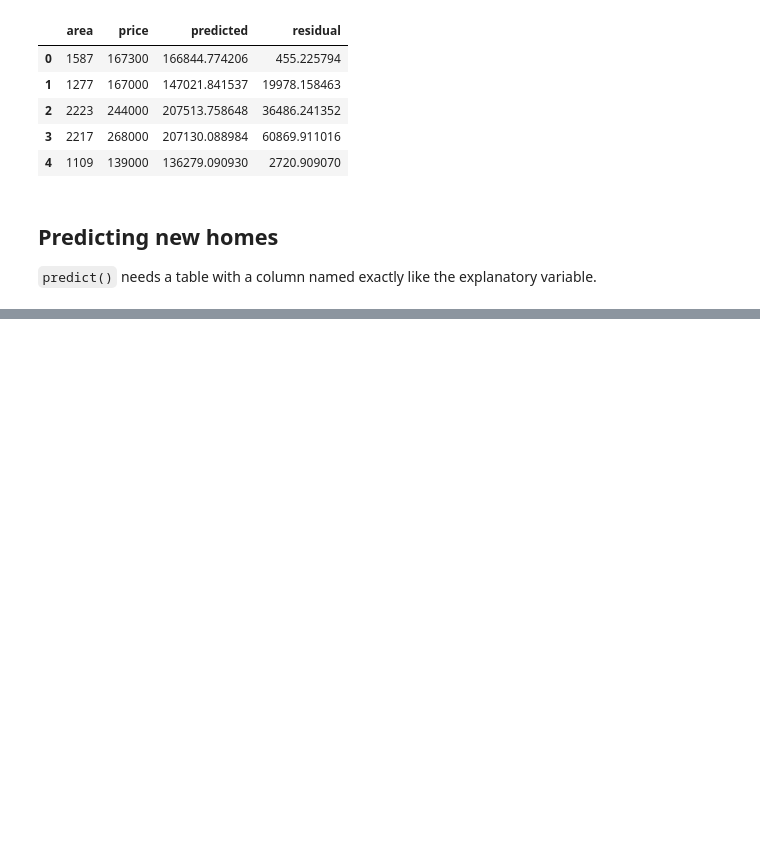
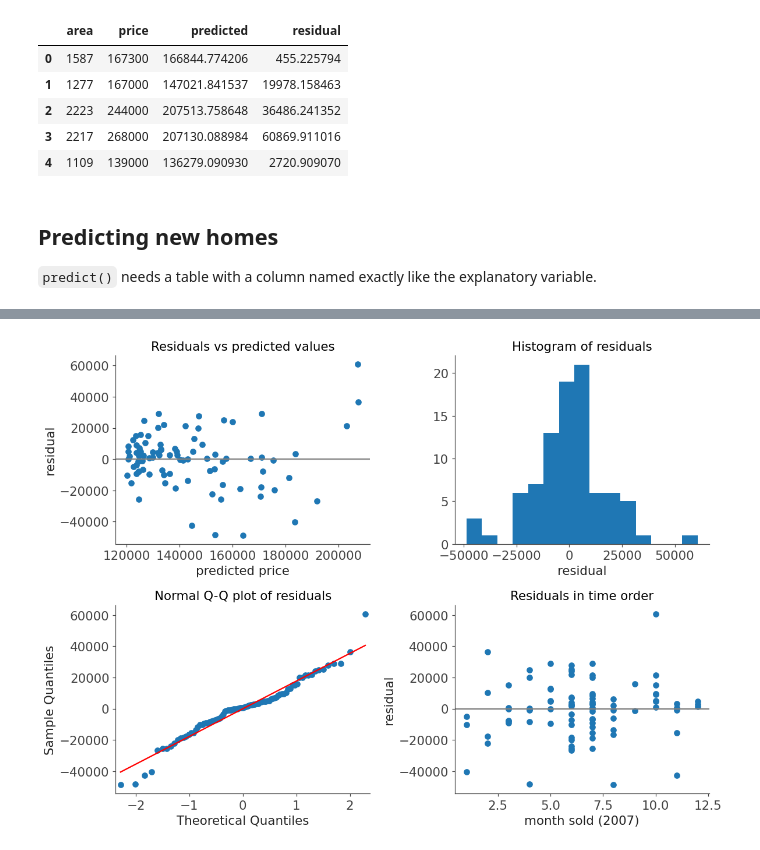
Before and after one commit to ust-buan-640/buan-640-notebooks, a Jupyter notebook: notebooks/m11-3-computing-the-line.ipynb, the cells around one changed output, grey strips where cells are left out. Cells and saved outputs as stored; diff of their text form; code cells hidden in the pictures; blank space fills up the shorter version.

Commit message:
Added a section for diagnostic plot commands

```diff
--- a/notebooks/m11-3-computing-the-line.ipynb
+++ b/notebooks/m11-3-computing-the-line.ipynb
@@ -136,0 +148,26 @@ dtype: float64
+# %%
+fig, axs = plt.subplots(2, 2, figsize=(11, 8))
+
+axs[0, 0].scatter(model.fittedvalues, model.resid)
+axs[0, 0].axhline(0, color="gray")
+axs[0, 0].set_xlabel("predicted price")
+axs[0, 0].set_ylabel("residual")
+axs[0, 0].set_title("Residuals vs predicted values")
+
+axs[0, 1].hist(model.resid, bins=15)
+axs[0, 1].set_xlabel("residual")
+axs[0, 1].set_title("Histogram of residuals")
+
+sm.qqplot(model.resid, line="s", ax=axs[1, 0])
+axs[1, 0].set_title("Normal Q-Q plot of residuals")
+
+axs[1, 1].scatter(homes["month_sold"], model.resid)
+axs[1, 1].axhline(0, color="gray")
+axs[1, 1].set_xlabel("month sold (2007)")
+axs[1, 1].set_ylabel("residual")
+axs[1, 1].set_title("Residuals in time order")
+
+plt.tight_layout()
+plt.show()
+# %% [output]
+[figure, added]
```
Also changed, not shown: parts of 7 cells of this notebook.
